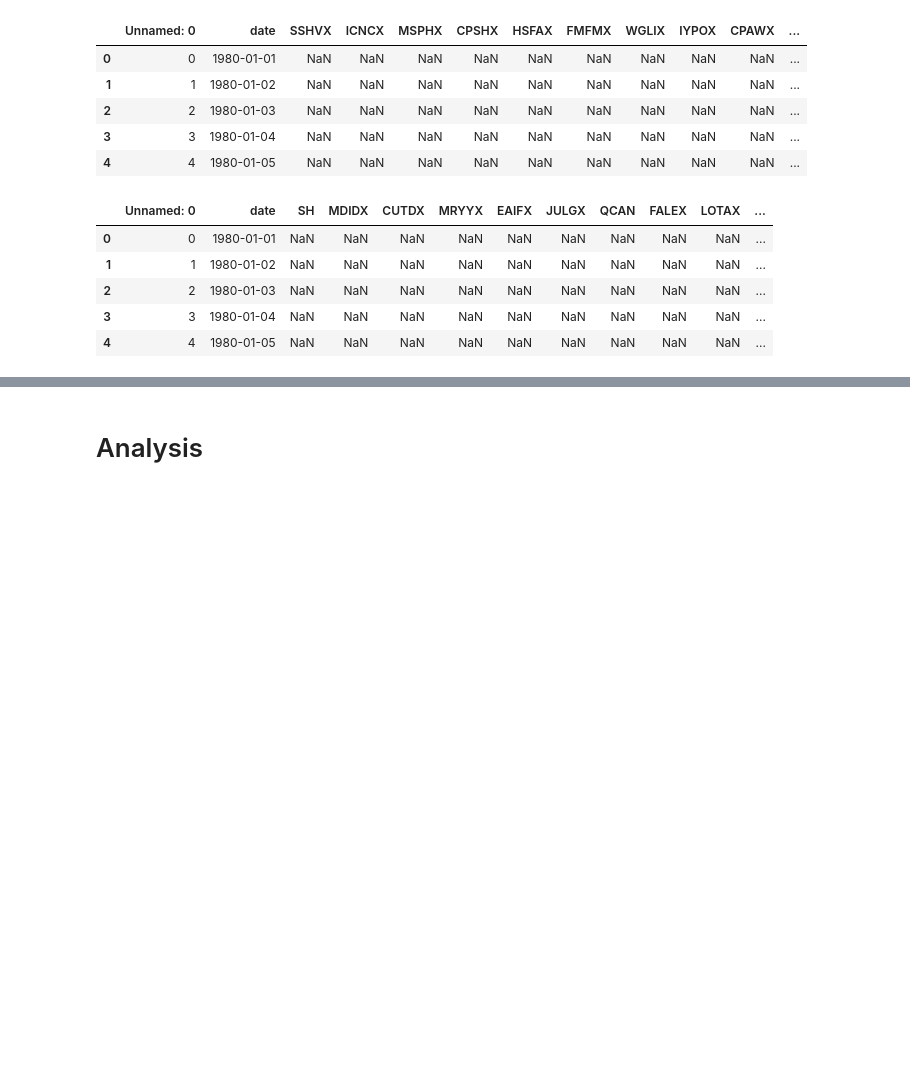
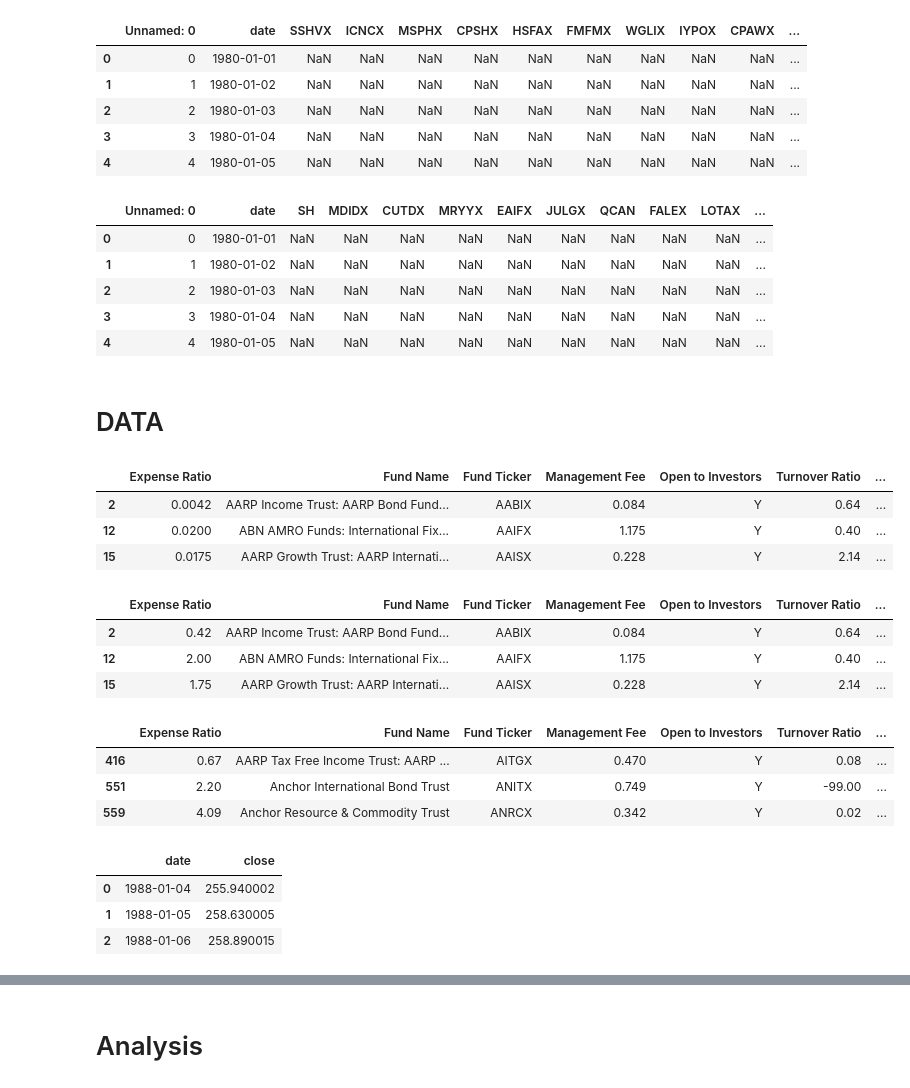
Before and after one commit to spatankar276/Mutual-Fund-Data-Analysis, a Jupyter notebook: Mutual Fund Analysis.ipynb, the cells around one changed output, grey strips where cells are left out. Drawn from its saved outputs; the diff is of its cells as text; code cells hidden in the pictures; blank space fills up the shorter version.

```diff
--- a/Mutual Fund Analysis.ipynb
+++ b/Mutual Fund Analysis.ipynb
@@ -159,0 +167,30 @@ passive_price = passive_price.iloc[:, 1:]
+# %% [markdown]
+# DATA
+# %%
+df.head(3)
+# %% [output]
+|  | Expense Ratio | Fund Name | Fund Ticker | Management Fee | Open to Investors | Turnover Ratio | ... |
+| 2 | 0.0042 | AARP Income Trust: AARP Bond Fund... | AABIX | 0.084 | Y | 0.64 | ... |
+| 12 | 0.0200 | ABN AMRO Funds: International Fix... | AAIFX | 1.175 | Y | 0.40 | ... |
+| 15 | 0.0175 | AARP Growth Trust: AARP Internati... | AAISX | 0.228 | Y | 2.14 | ... |
+# %%
+df_active.head(3)
+# %% [output]
+|  | Expense Ratio | Fund Name | Fund Ticker | Management Fee | Open to Investors | Turnover Ratio | ... |
+| 2 | 0.42 | AARP Income Trust: AARP Bond Fund... | AABIX | 0.084 | Y | 0.64 | ... |
+| 12 | 2.00 | ABN AMRO Funds: International Fix... | AAIFX | 1.175 | Y | 0.40 | ... |
+| 15 | 1.75 | AARP Growth Trust: AARP Internati... | AAISX | 0.228 | Y | 2.14 | ... |
+# %%
+df_passive.head(3)
+# %% [output]
+|  | Expense Ratio | Fund Name | Fund Ticker | Management Fee | Open to Investors | Turnover Ratio | ... |
+| 416 | 0.67 | AARP Tax Free Income Trust: AARP ... | AITGX | 0.470 | Y | 0.08 | ... |
+| 551 | 2.20 | Anchor International Bond Trust | ANITX | 0.749 | Y | -99.00 | ... |
+| 559 | 4.09 | Anchor Resource & Commodity Trust | ANRCX | 0.342 | Y | 0.02 | ... |
+# %%
+sp_data.head(3)
+# %% [output]
+|  | date | close |
+| 0 | 1988-01-04 | 255.940002 |
+| 1 | 1988-01-05 | 258.630005 |
+| 2 | 1988-01-06 | 258.890015 |
```
Also changed, not shown: parts of 11 cells of this notebook.
